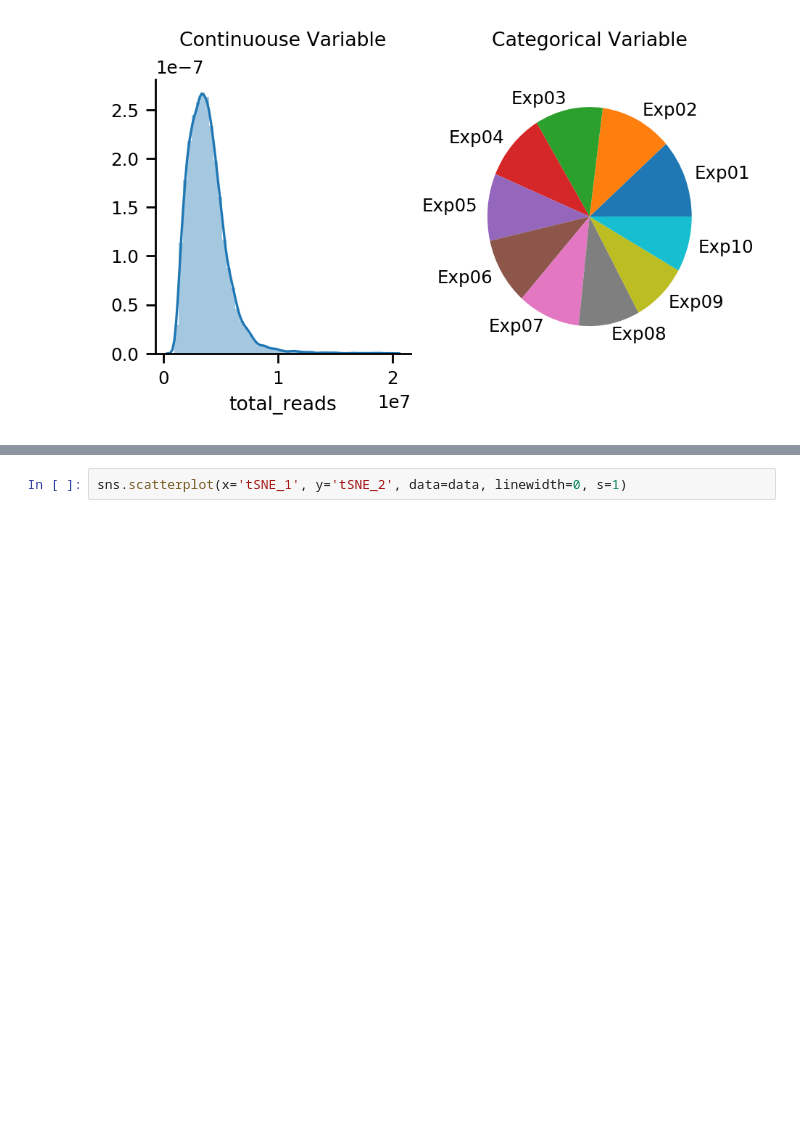
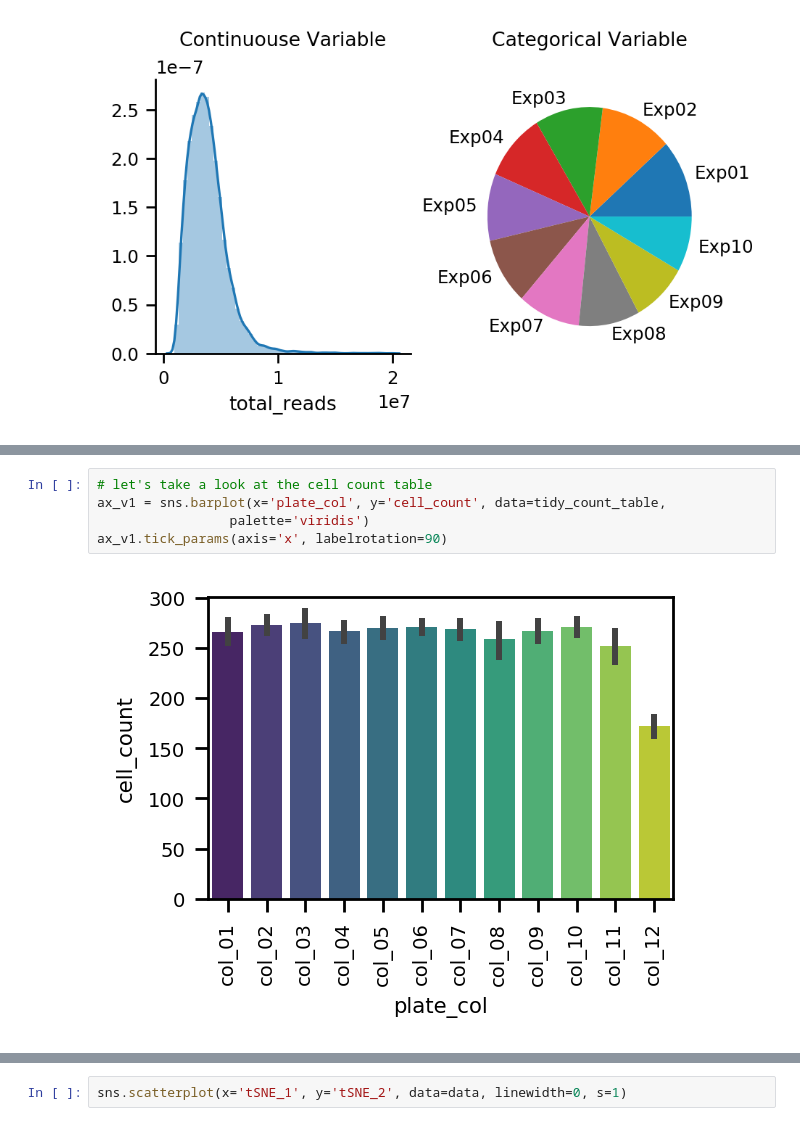
Before and after one commit to lhqing/python_visualization, a Jupyter notebook: python_vis.ipynb, the cells around one changed output, grey strips where cells are left out. Cells and saved outputs as stored; diff of their text form; blank space fills up the shorter version.

```diff
--- a/python_vis.ipynb
+++ b/python_vis.ipynb
@@ -158,0 +249,7 @@ matplotlib.rc('figure', figsize=(4, 4), dpi=200)  # make figures more clear
+# %%
+# let's take a look at the cell count table
+ax_v1 = sns.barplot(x='plate_col', y='cell_count', data=tidy_count_table,
+                 palette='viridis')
+ax_v1.tick_params(axis='x', labelrotation=90)
+# %% [output]
+[figure, added]
```
Also changed, not shown: parts of 41 cells of this notebook, 1 other file.
